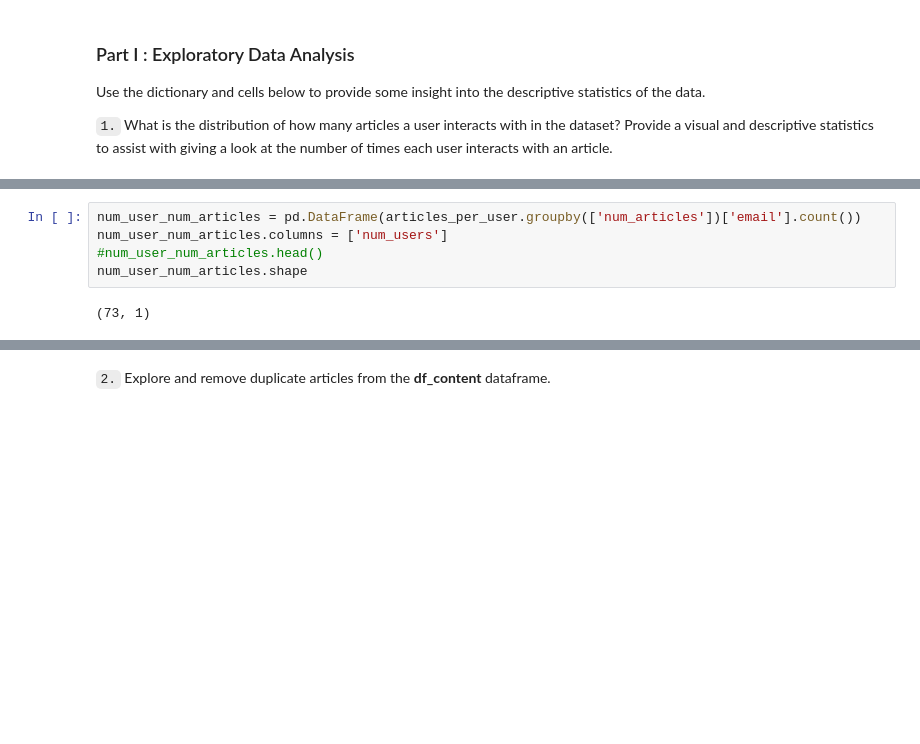
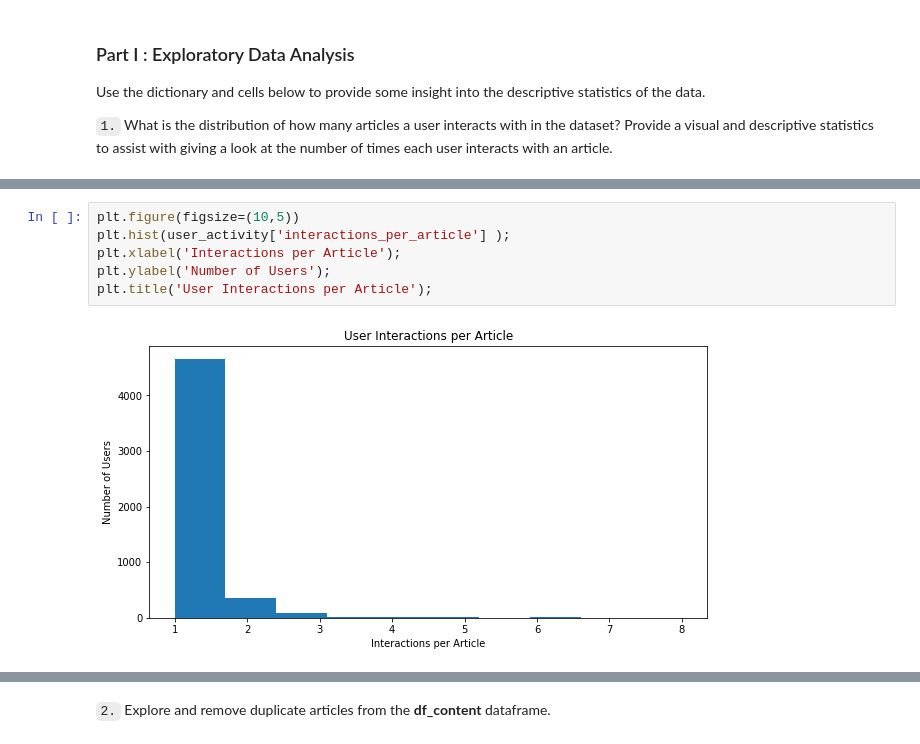
Before and after one commit to dujamaa/Proj3_Recommendations, a Jupyter notebook: Recommendations_with_IBM.ipynb, the cells around one changed output, grey strips where cells are left out. Saved outputs shown, nothing was run; the diff lists cells and outputs as text; blank space fills up the shorter version.

```diff
--- a/Recommendations_with_IBM.ipynb
+++ b/Recommendations_with_IBM.ipynb
@@ -164,10 +141,11 @@ plt.title('How Many Users Interact with How Many Articles');
-# %%
-num_user_num_articles = pd.DataFrame(articles_per_user.groupby(['num_articles'])['email'].count())
-num_user_num_articles.columns = ['num_users']
-#num_user_num_articles.head()
-num_user_num_articles.shape
-# %% [output]
-(73, 1)
+# %%
+plt.figure(figsize=(10,5))
+plt.hist(user_activity['interactions_per_article'] );
+plt.xlabel('Interactions per Article');
+plt.ylabel('Number of Users');
+plt.title('User Interactions per Article');
+# %% [output]
+[figure, added]
 # %%
 # Fill in the median and maximum number of user_article interactios below
 
```
Also changed, not shown: parts of 18 cells of this notebook.
